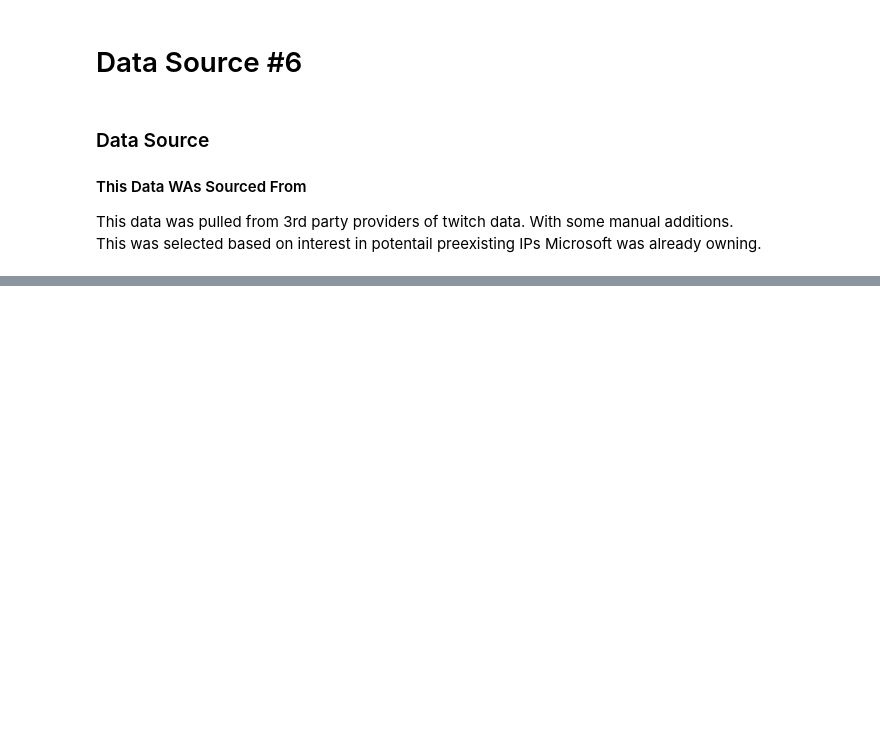
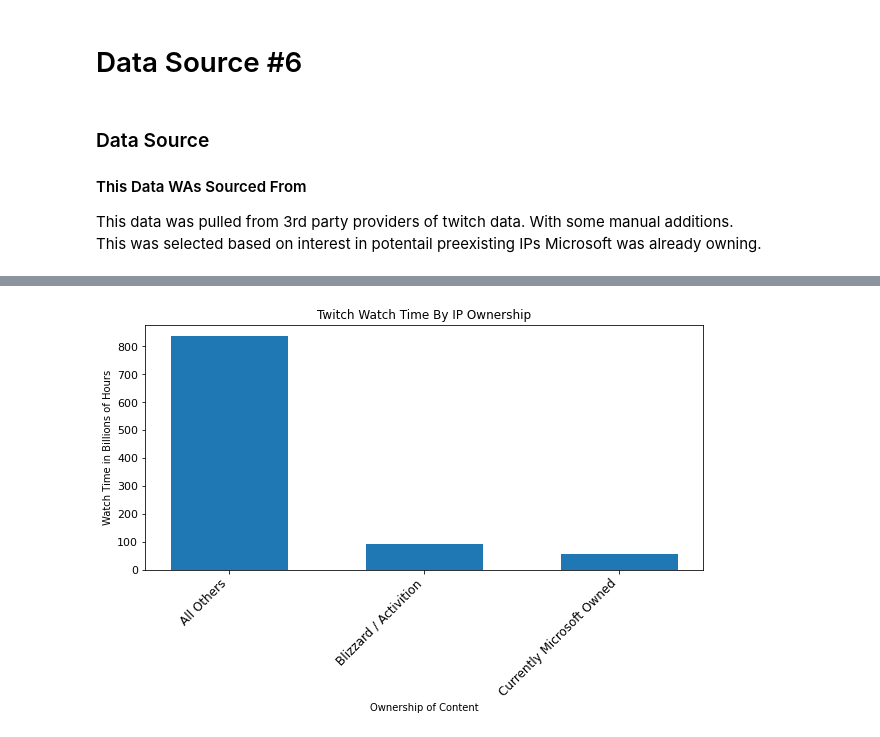
Before and after one commit to stephcia/Microsoft-Studios-Analysis, a Jupyter notebook: final_microsoft_project_file.ipynb, the cells around one changed output, grey strips where cells are left out. Saved outputs shown, nothing was run; the diff lists cells and outputs as text; code cells hidden in the pictures; blank space fills up the shorter version.

```diff
--- a/final_microsoft_project_file.ipynb
+++ b/final_microsoft_project_file.ipynb
@@ -789,23 +1015,25 @@ ax.set_xlabel('Ownership of Content')
 # %%
 ##Graph of Microsoft Owned Content Compared
 
 
 twiblizact=twitch[['Watch time (mins)', 'Game','Blizzard Title']].groupby('Blizzard Title').sum()
 
 
 height2=twiblizact['Watch time (mins)']/1000000000
 xa=twiblizact.index
 
 plt.rcParams["figure.figsize"] = (10,5)
 fig,ax=plt.subplots()
 plt.bar(xa,height2, width =.6)
 ax.set_title("Twitch Watch Time By IP Ownership")
 ax.set_ylabel('Watch Time in Billions of Hours')
 ax.set_xlabel('Ownership of Content')
 fig.autofmt_xdate(rotation=45)
-sns.
+
 
 plt.savefig('viewershipbreakdown.png', dpi=300, bbox_inches='tight')
 # the plan is that I put a smaller graph overtop of the exisiting Graph
+# %% [output]
+[figure, added]
 # %%
 twiblizact
```
Also changed, not shown: parts of 30 cells of this notebook.
